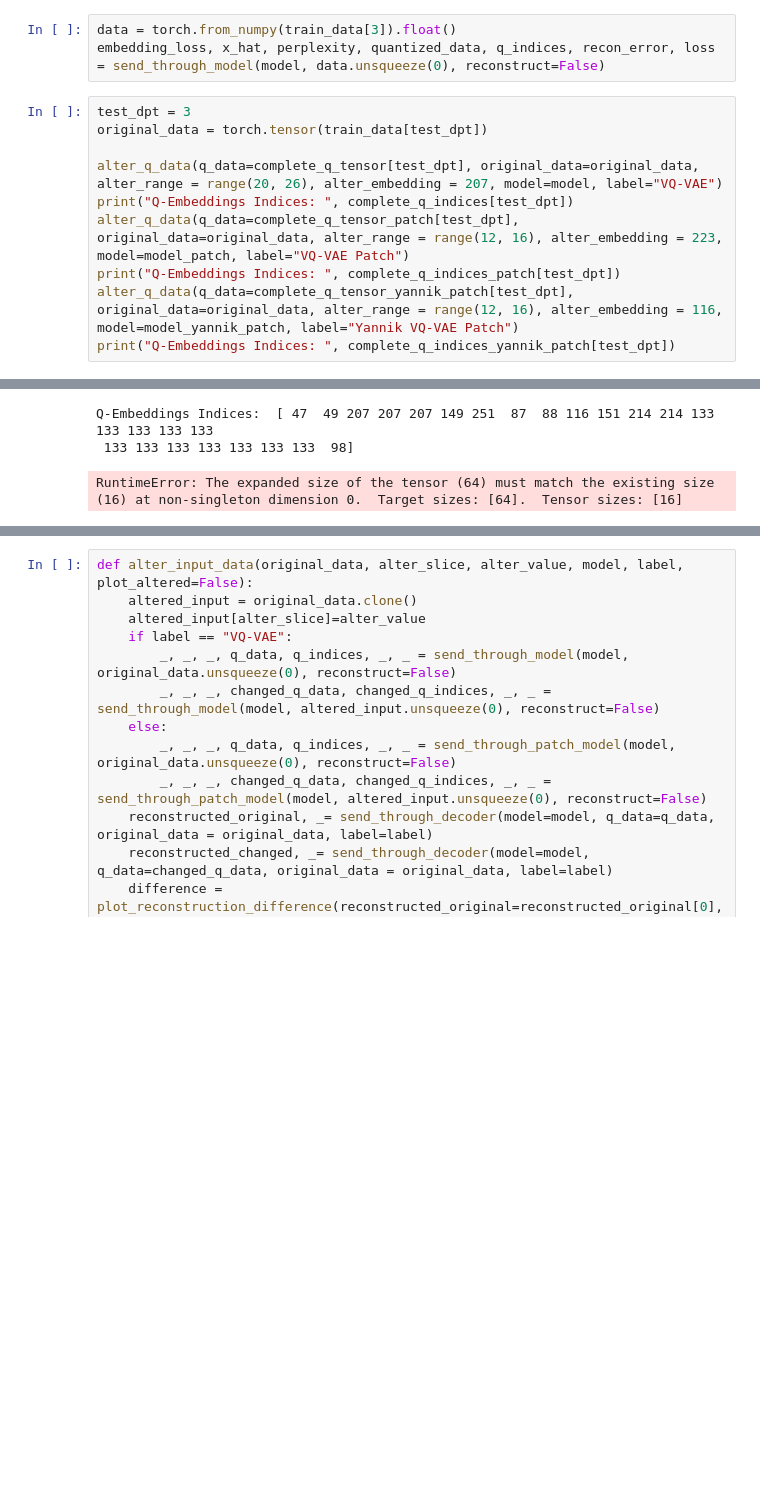
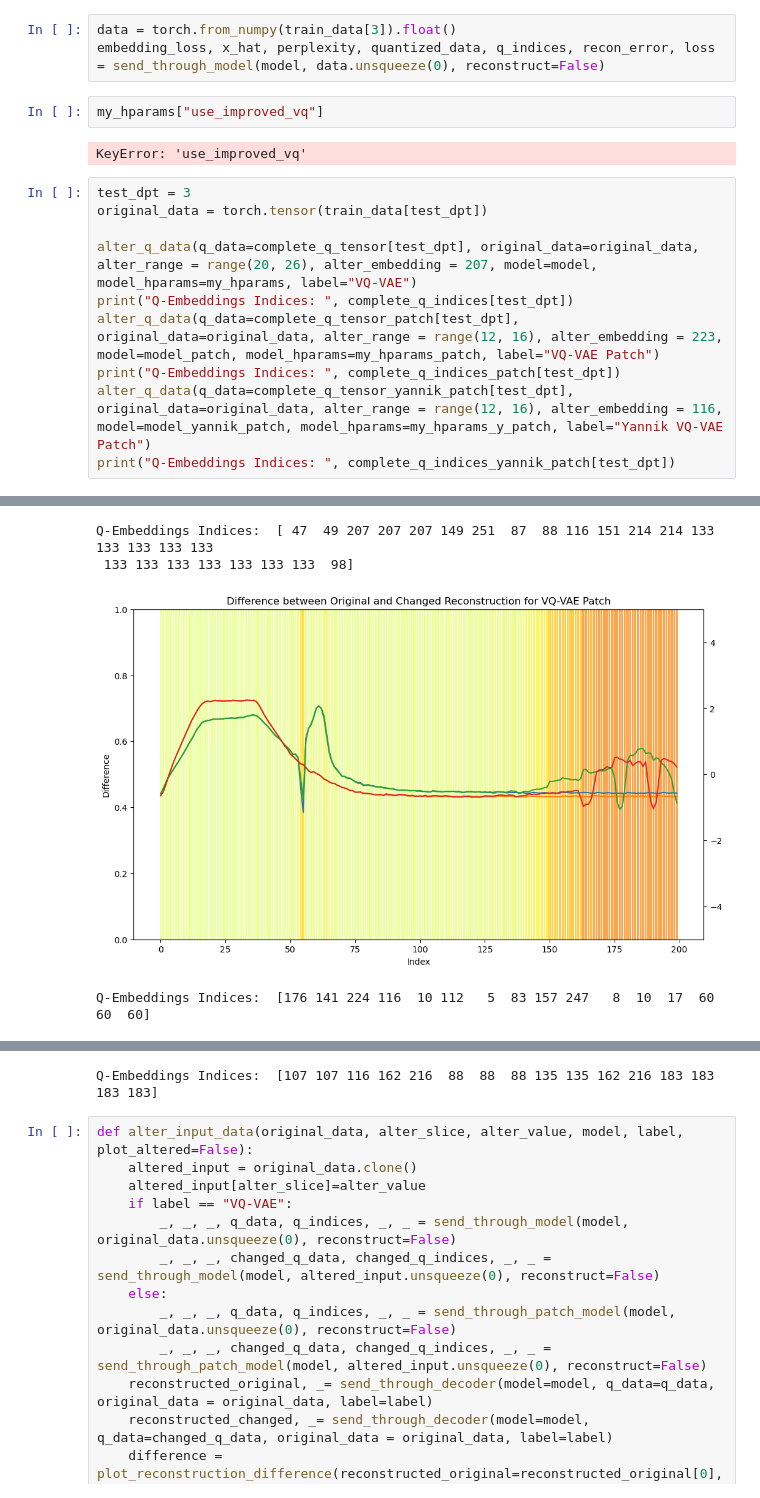
Before and after one commit to derantonin/VQ-VAE-Transformer-Arc-Welding, a Jupyter notebook: MAIN_NOTEBOOK.ipynb, the cells around one changed output, grey strips where cells are left out. Cells and saved outputs as stored; diff of their text form; blank space fills up the shorter version.

```diff
--- a/MAIN_NOTEBOOK.ipynb
+++ b/MAIN_NOTEBOOK.ipynb
@@ -75,18 +71,23 @@ plot_saliency_map([create_mean_saliency_map(complete_sm_bad)], index=0, model=mo
 # %%
 data = torch.from_numpy(train_data[3]).float()
 embedding_loss, x_hat, perplexity, quantized_data, q_indices, recon_error, loss = send_through_model(model, data.unsqueeze(0), reconstruct=False)
+# %%
+my_hparams["use_improved_vq"]
+# %% [output]
+KeyError: 'use_improved_vq'
 # %%
 test_dpt = 3
 original_data = torch.tensor(train_data[test_dpt])
 
-alter_q_data(q_data=complete_q_tensor[test_dpt], original_data=original_data, alter_range = range(20, 26), alter_embedding = 207, model=model, label="VQ-VAE")
+alter_q_data(q_data=complete_q_tensor[test_dpt], original_data=original_data, alter_range = range(20, 26), alter_embedding = 207, model=model, model_hparams=my_hparams, label="VQ-VAE")
 print("Q-Embeddings Indices: ", complete_q_indices[test_dpt])
-alter_q_data(q_data=complete_q_tensor_patch[test_dpt], original_data=original_data, alter_range = range(12, 16), alter_embedding = 223, model=model_patch, label="VQ-VAE Patch")
+alter_q_data(q_data=complete_q_tensor_patch[test_dpt], original_data=original_data, alter_range = range(12, 16), alter_embedding = 223, model=model_patch, model_hparams=my_hparams_patch, label="VQ-VAE Patch")
 print("Q-Embeddings Indices: ", complete_q_indices_patch[test_dpt])
-alter_q_data(q_data=complete_q_tensor_yannik_patch[test_dpt], original_data=original_data, alter_range = range(12, 16), alter_embedding = 116, model=model_yannik_patch, label="Yannik VQ-VAE Patch")
+alter_q_data(q_data=complete_q_tensor_yannik_patch[test_dpt], original_data=original_data, alter_range = range(12, 16), alter_embedding = 116, model=model_yannik_patch, model_hparams=my_hparams_y_patch, label="Yannik VQ-VAE Patch")
 print("Q-Embeddings Indices: ", complete_q_indices_yannik_patch[test_dpt])
 # %% [output]
 [figure]
 Q-Embeddings Indices:  [ 47  49 207 207 207 149 251  87  88 116 151 214 214 133 133 133 133 133
  133 133 133 133 133 133 133  98]
+[figure, added]
-RuntimeError: The expanded size of the tensor (64) must match the existing size (16) at non-singleton dimension 0.  Target sizes: [64].  Tensor sizes: [16]
+Q-Embeddings Indices:  [176 141 224 116  10 112   5  83 157 247   8  10  17  60  60  60]
@@ -93,3 +95,4 @@ RuntimeError: The expanded size of the tensor (64) must match the existing size
+Q-Embeddings Indices:  [107 107 116 162 216  88  88  88 135 135 162 216 183 183 183 183]
 # %%
 def alter_input_data(original_data, alter_slice, alter_value, model, label, plot_altered=False):
     altered_input = original_data.clone()
```
Also changed, not shown: parts of 4 cells of this notebook, 3 other files.
